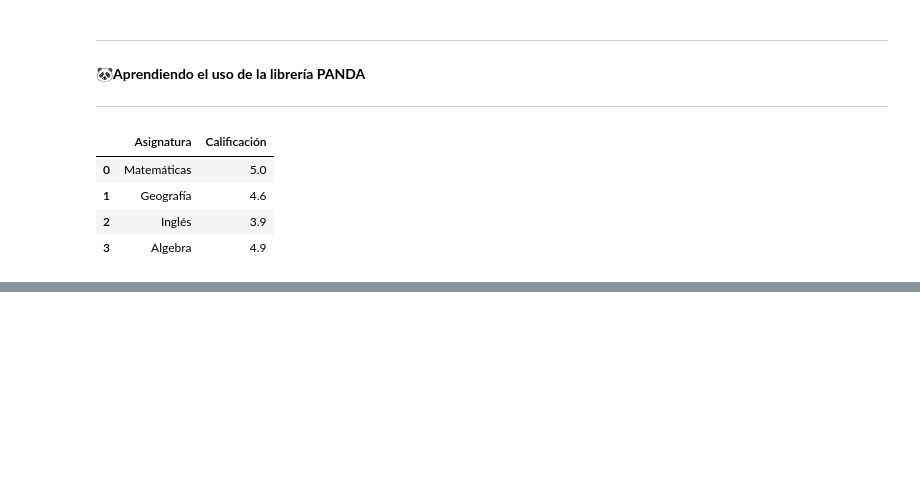
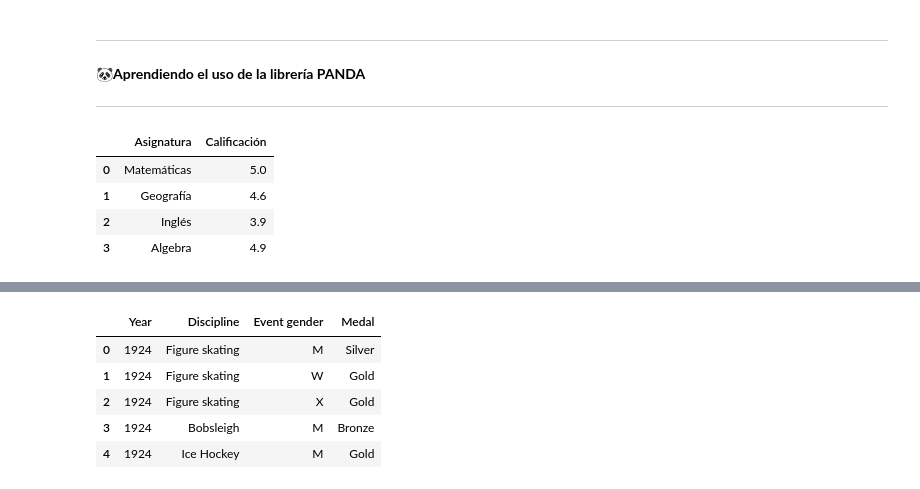
Before and after one commit to PosgradoMNA/actividades-de-aprendizaje-A01793509, a Jupyter notebook: Semana 2 - Actividad 1 (Módulo 4).ipynb, the cells around one changed output, grey strips where cells are left out. Saved outputs shown, nothing was run; the diff lists cells and outputs as text; code cells hidden in the pictures; blank space fills up the shorter version.

```diff
--- a/Semana 2 - Actividad 1 (Módulo 4).ipynb
+++ b/Semana 2 - Actividad 1 (Módulo 4).ipynb
@@ -443,0 +467,10 @@ df.head()
+# %%
+#Imprimimos solo los 5 primeros registros del dataframe
+dfMedallero.head()
+# %% [output]
+|  | Year | Discipline | Event gender | Medal |
+| 0 | 1924 | Figure skating | M | Silver |
+| 1 | 1924 | Figure skating | W | Gold |
+| 2 | 1924 | Figure skating | X | Gold |
+| 3 | 1924 | Bobsleigh | M | Bronze |
+| 4 | 1924 | Ice Hockey | M | Gold |
```
Also changed, not shown: parts of 13 cells of this notebook.
